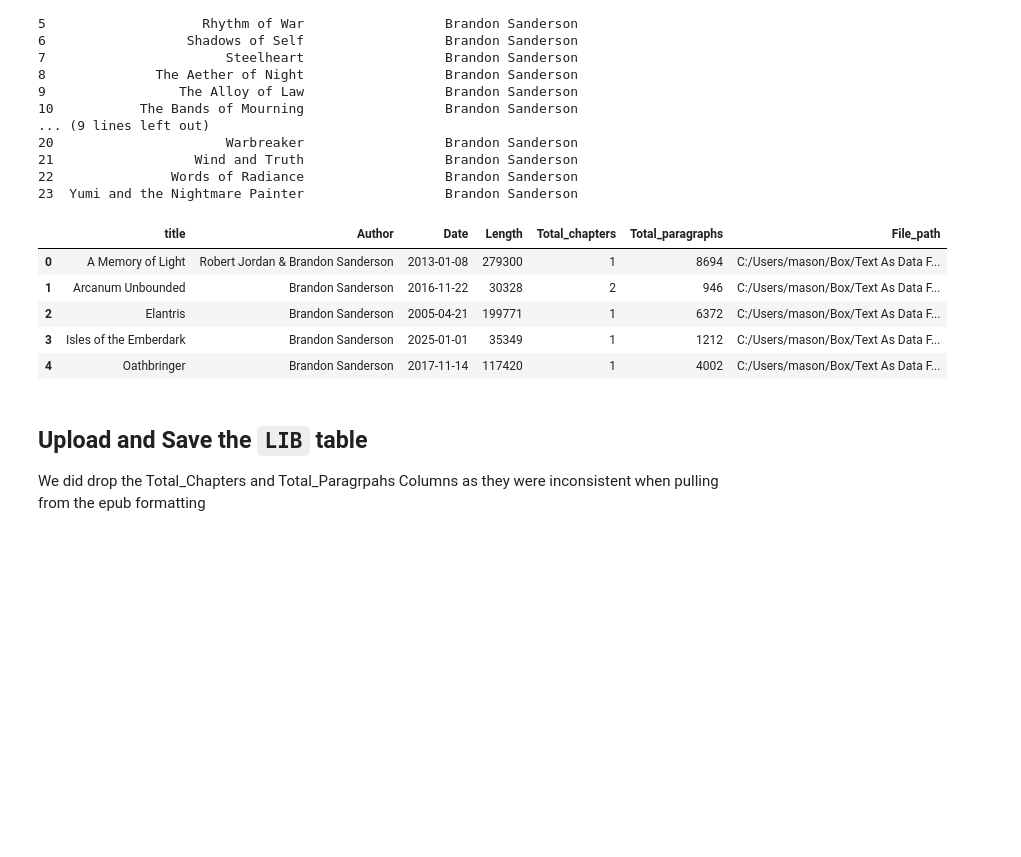
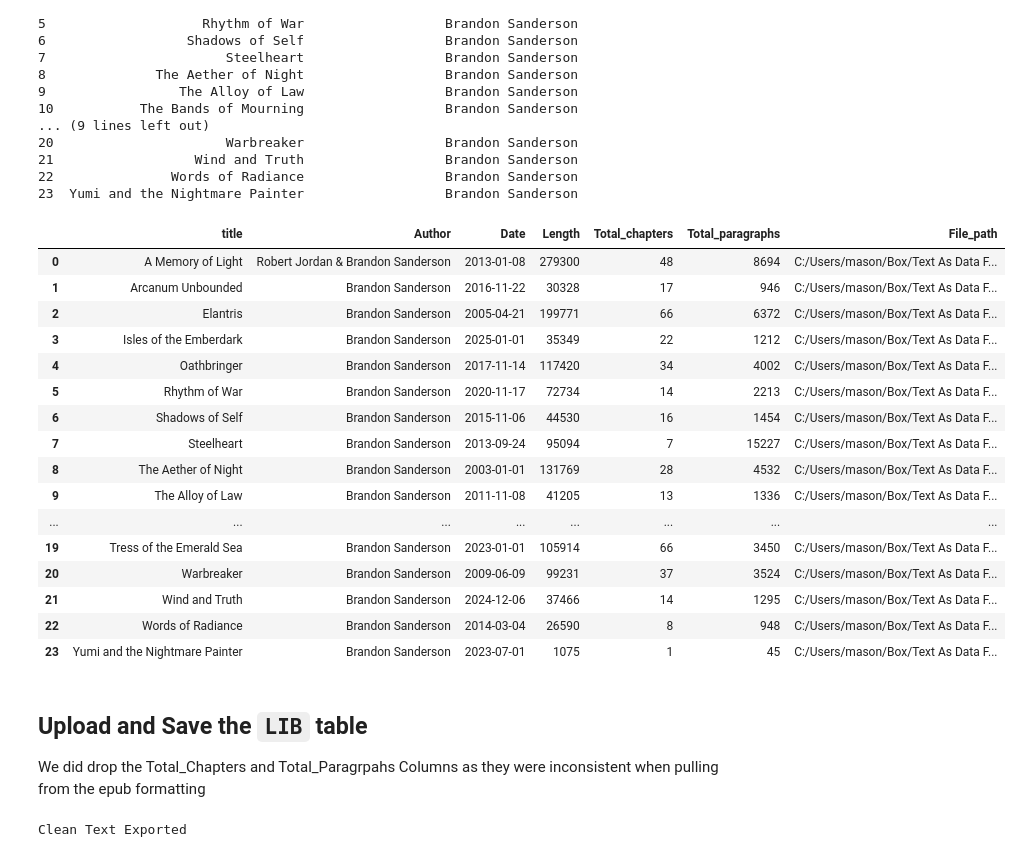
Before and after one commit to MLE-uva/Text-As-Data-Final, a Jupyter notebook: GetLIB.ipynb, the cells around one changed output. Saved outputs shown, nothing was run; the diff lists cells and outputs as text; code cells hidden in the pictures; blank space fills up the shorter version.

```diff
--- a/GetLIB.ipynb
+++ b/GetLIB.ipynb
@@ -84,9 +81,0 @@ Length: 24, dtype: str
-# %%
-number_words = r"One|Two|Three|Four|Five|Six|Seven|Eight|Nine|Ten|Eleven|Twelve|Thirteen|Fourteen|Fifteen|Sixteen|Seventeen|Eighteen|Nineteen|Twenty|Thirty|Forty|Fifty|Sixty|Seventy|Eighty|Ninety|Hundred"
-
-chapter_pattern = rf'^\s*(?:Prologue|Epilogue|Preface|Introduction|Foreword|Chapter|Interlude|Part|Book)\b|^\s*\d{{1,3}}[.:-]?\s*$|^\s*(?:{number_words}|-)+\s*$'
-
-clean_books_df['is_new_chapter'] = clean_books_df['text'].str.contains(
-    chapter_pattern, flags=re.IGNORECASE, regex=True, na=False)
-
-clean_books_df['logical_chapter_id'] = clean_books_df.groupby('file_path')['is_new_chapter'].cumsum()
@@ -106,11 +83,10 @@ boundaries_df = pd.concat([first_few, last_few]).drop_duplicates().sort_values([
 ## Get Book Length, number of chapters, Number of Paragraphs
 # %%
 clean_books_df['word_count'] = clean_books_df['text'].str.split().str.len()
-
 clean_books_df['is_real_paragraph'] = clean_books_df['word_count'] > 3
 
 valid_text_df = clean_books_df[clean_books_df['is_real_paragraph']]
-chapter_counts = valid_text_df.groupby('file_path')['logical_chapter_id'].nunique().reset_index(name='Total_chapters')
+chapter_counts = valid_text_df.groupby('file_path')['chapter_id'].nunique().reset_index(name='Total_chapters')
 
 lib_df = clean_books_df.groupby(
     ['title', 'file_path', 'author', 'date'],
@@ -132,7 +108,7 @@ lib_df = lib_df.rename(columns={
 lib_df = lib_df[['title', 'Author', 'Date', 'Length', 'Total_chapters', 'Total_paragraphs', 'File_path']]
 lib_df = lib_df.sort_values('title').reset_index(drop=True)
 
-clean_books_df = clean_books_df.drop(columns=['word_count', 'is_real_paragraph', 'is_new_chapter'])
+clean_books_df = clean_books_df.drop(columns=['word_count', 'is_real_paragraph'])
 
 with pd.option_context('display.max_rows', None, 'display.max_columns', 1000):
     print(lib_df)
@@ -296,16 +272,36 @@ print(lib_df[['title', 'Author']])
 22               Words of Radiance                  Brandon Sanderson
 23  Yumi and the Nightmare Painter                  Brandon Sanderson
 # %%
-lib_df.head()
+lib_df
 # %% [output]
 |  | title | Author | Date | Length | Total_chapters | Total_paragraphs | File_path |
-| 0 | A Memory of Light | Robert Jordan & Brandon Sanderson | 2013-01-08 | 279300 | 1 | 8694 | C:/Users/mason/Box/Text As Data F... |
-| 1 | Arcanum Unbounded | Brandon Sanderson | 2016-11-22 | 30328 | 2 | 946 | C:/Users/mason/Box/Text As Data F... |
-| 2 | Elantris | Brandon Sanderson | 2005-04-21 | 199771 | 1 | 6372 | C:/Users/mason/Box/Text As Data F... |
-| 3 | Isles of the Emberdark | Brandon Sanderson | 2025-01-01 | 35349 | 1 | 1212 | C:/Users/mason/Box/Text As Data F... |
-| 4 | Oathbringer | Brandon Sanderson | 2017-11-14 | 117420 | 1 | 4002 | C:/Users/mason/Box/Text As Data F... |
+| 0 | A Memory of Light | Robert Jordan & Brandon Sanderson | 2013-01-08 | 279300 | 48 | 8694 | C:/Users/mason/Box/Text As Data F... |
+| 1 | Arcanum Unbounded | Brandon Sanderson | 2016-11-22 | 30328 | 17 | 946 | C:/Users/mason/Box/Text As Data F... |
+| 2 | Elantris | Brandon Sanderson | 2005-04-21 | 199771 | 66 | 6372 | C:/Users/mason/Box/Text As Data F... |
+| 3 | Isles of the Emberdark | Brandon Sanderson | 2025-01-01 | 35349 | 22 | 1212 | C:/Users/mason/Box/Text As Data F... |
+| 4 | Oathbringer | Brandon Sanderson | 2017-11-14 | 117420 | 34 | 4002 | C:/Users/mason/Box/Text As Data F... |
+| 5 | Rhythm of War | Brandon Sanderson | 2020-11-17 | 72734 | 14 | 2213 | C:/Users/mason/Box/Text As Data F... |
+| 6 | Shadows of Self | Brandon Sanderson | 2015-11-06 | 44530 | 16 | 1454 | C:/Users/mason/Box/Text As Data F... |
+| 7 | Steelheart | Brandon Sanderson | 2013-09-24 | 95094 | 7 | 15227 | C:/Users/mason/Box/Text As Data F... |
+| 8 | The Aether of Night | Brandon Sanderson | 2003-01-01 | 131769 | 28 | 4532 | C:/Users/mason/Box/Text As Data F... |
+| 9 | The Alloy of Law | Brandon Sanderson | 2011-11-08 | 41205 | 13 | 1336 | C:/Users/mason/Box/Text As Data F... |
+| ... | ... | ... | ... | ... | ... | ... | ... |
+| 19 | Tress of the Emerald Sea | Brandon Sanderson | 2023-01-01 | 105914 | 66 | 3450 | C:/Users/mason/Box/Text As Data F... |
+| 20 | Warbreaker | Brandon Sanderson | 2009-06-09 | 99231 | 37 | 3524 | C:/Users/mason/Box/Text As Data F... |
+| 21 | Wind and Truth | Brandon Sanderson | 2024-12-06 | 37466 | 14 | 1295 | C:/Users/mason/Box/Text As Data F... |
+| 22 | Words of Radiance | Brandon Sanderson | 2014-03-04 | 26590 | 8 | 948 | C:/Users/mason/Box/Text As Data F... |
+| 23 | Yumi and the Nightmare Painter | Brandon Sanderson | 2023-07-01 | 1075 | 1 | 45 | C:/Users/mason/Box/Text As Data F... |
 # %% [markdown]
 ## Upload and Save the `LIB` table
 We did drop the Total_Chapters and Total_Paragrpahs Columns as they were inconsistent when pulling from the epub formatting
 # %%
 lib_df.to_csv(file_location + '/BrandonSanderson_LIB.csv', index=False)
+# %%
+clean_books_df['word_count'] = clean_books_df['text'].str.split().str.len()
+
+corpus_export_df = clean_books_df[clean_books_df['word_count'] > 3].copy()
+corpus_export_df = corpus_export_df[['title', 'chapter_id', 'paragraph_id', 'text']]
+corpus_export_df.to_csv(file_location + '/BrandonSanderson_CLEAN_TEXT.csv', index=False)
+print("Clean Text Exported")
+# %% [output]
+Clean Text Exported
```
Also changed, not shown: parts of 3 cells of this notebook.
